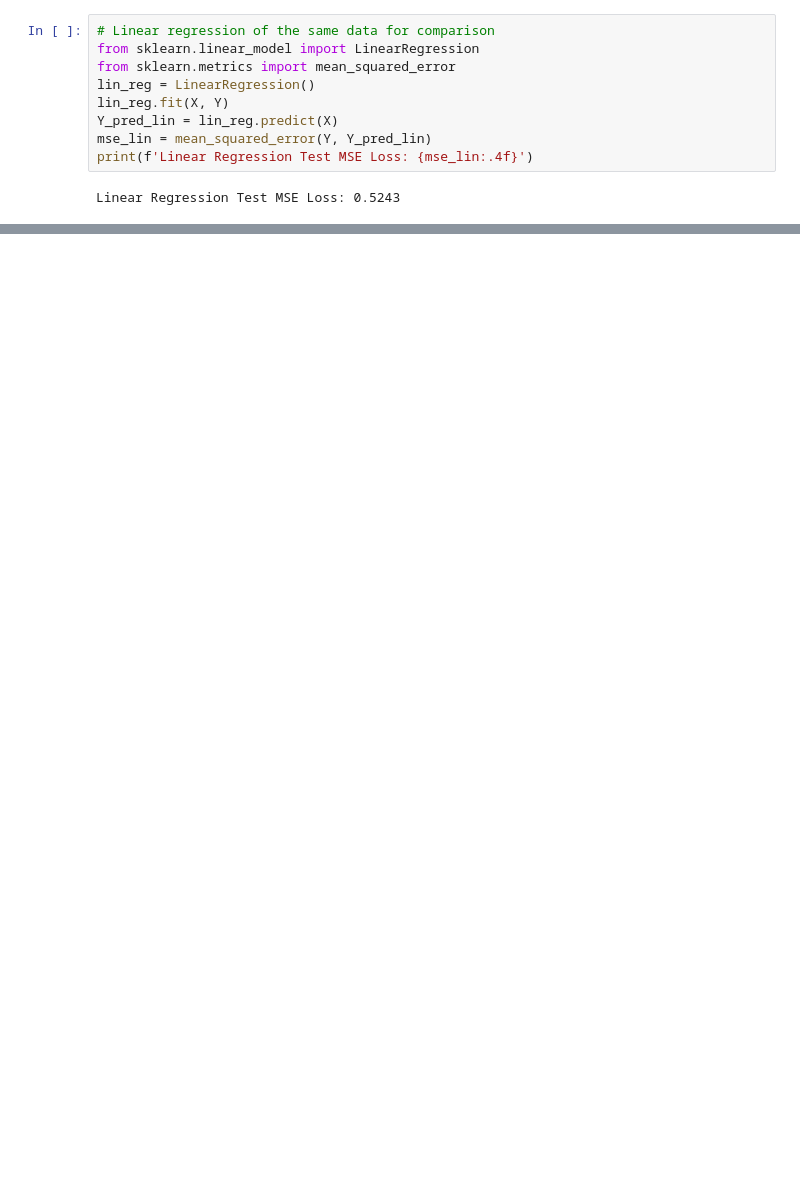
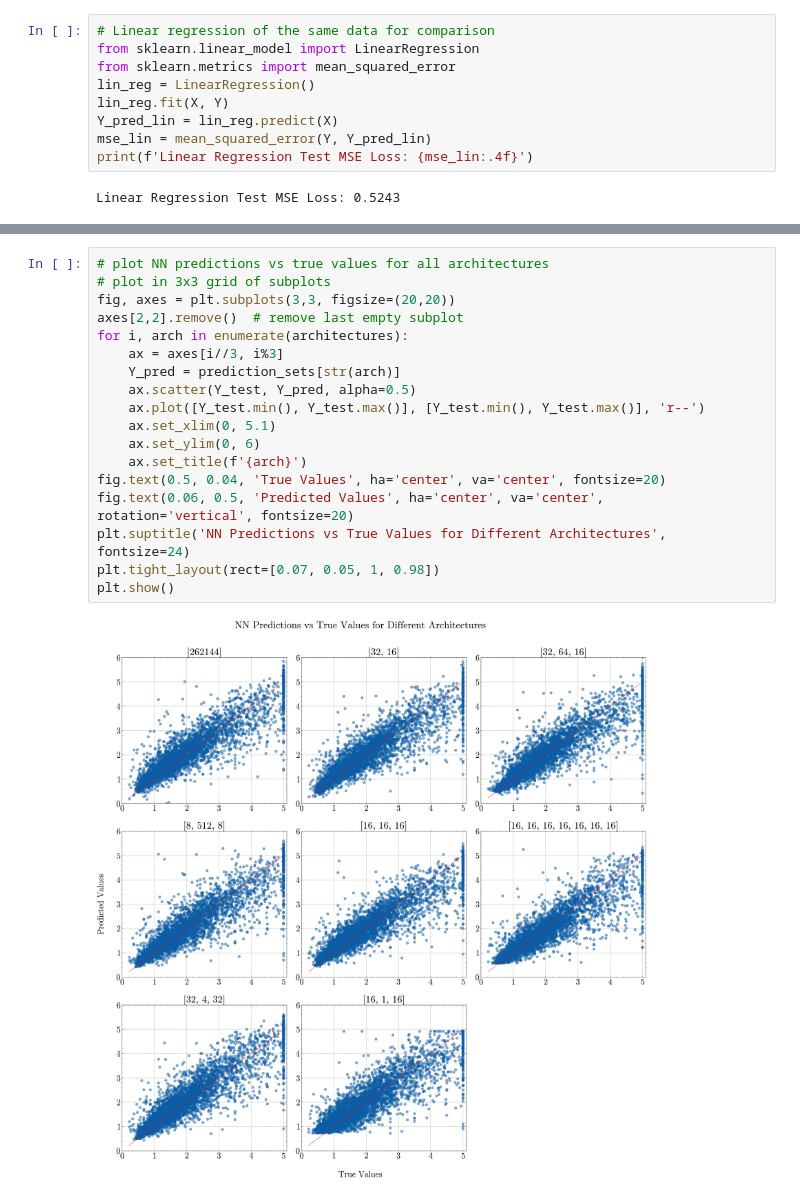
Before and after one commit to DanielHBreger/university-notes, a Jupyter notebook: Semester 5/Machine Learning/HW/HW1/q4.ipynb, the cells around one changed output, grey strips where cells are left out. Saved outputs shown, nothing was run; the diff lists cells and outputs as text; blank space fills up the shorter version.

```diff
--- a/Semester 5/Machine Learning/HW/HW1/q4.ipynb
+++ b/Semester 5/Machine Learning/HW/HW1/q4.ipynb
@@ -373,0 +405,20 @@ plt.show()
+# %%
+# plot NN predictions vs true values for all architectures
+# plot in 3x3 grid of subplots
+fig, axes = plt.subplots(3,3, figsize=(20,20))
+axes[2,2].remove()  # remove last empty subplot
+for i, arch in enumerate(architectures):
+    ax = axes[i//3, i%3]
+    Y_pred = prediction_sets[str(arch)]
+    ax.scatter(Y_test, Y_pred, alpha=0.5)
+    ax.plot([Y_test.min(), Y_test.max()], [Y_test.min(), Y_test.max()], 'r--')
+    ax.set_xlim(0, 5.1)
+    ax.set_ylim(0, 6)
+    ax.set_title(f'{arch}')
+fig.text(0.5, 0.04, 'True Values', ha='center', va='center', fontsize=20)
+fig.text(0.06, 0.5, 'Predicted Values', ha='center', va='center', rotation='vertical', fontsize=20)
+plt.suptitle('NN Predictions vs True Values for Different Architectures', fontsize=24)
+plt.tight_layout(rect=[0.07, 0.05, 1, 0.98])
+plt.show()
+# %% [output]
+[figure, added]
```
Also changed, not shown: parts of 21 cells of this notebook.
